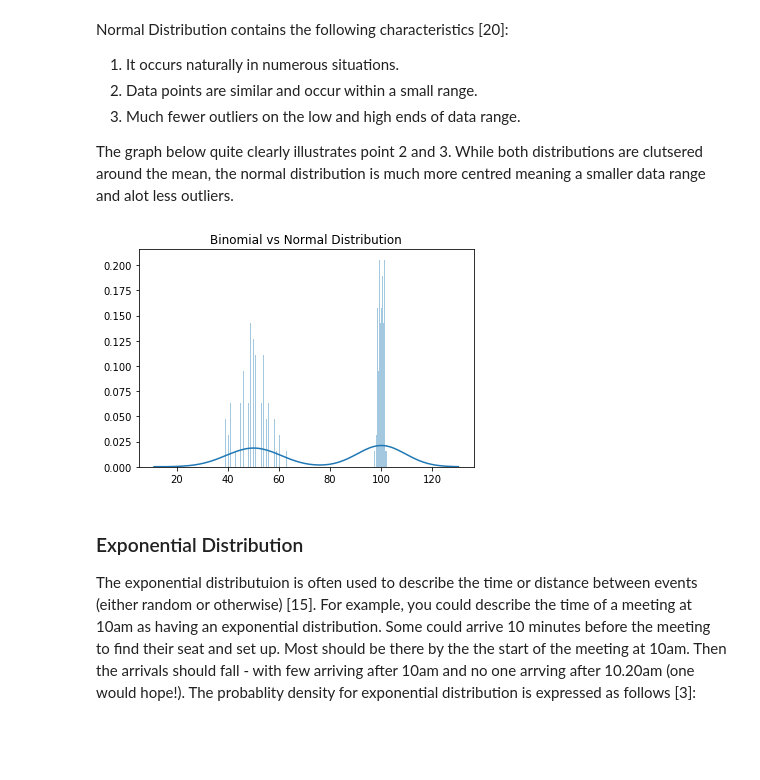
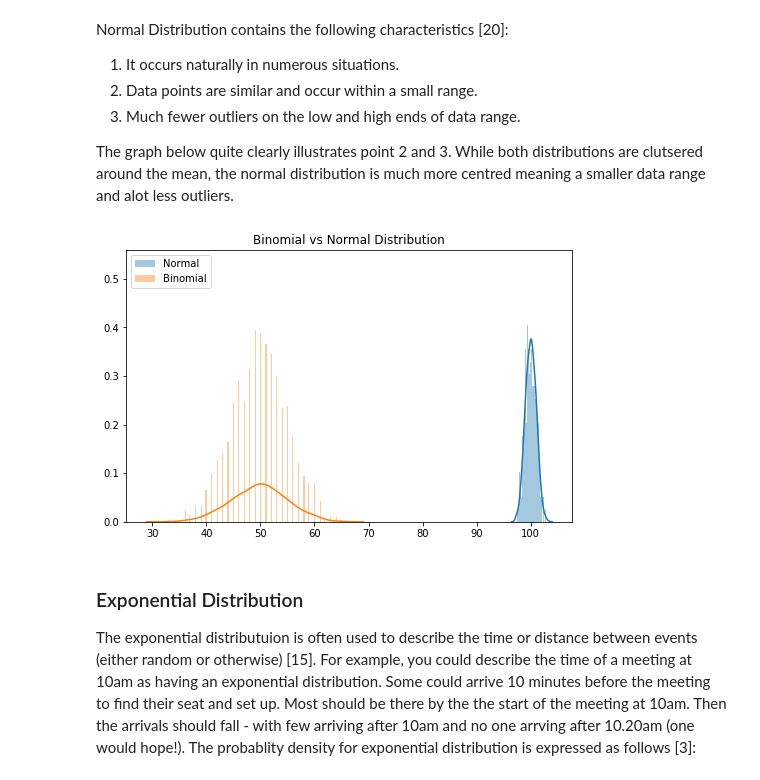
Before and after one commit to zoecahill1/DAprog-assignment, a Jupyter notebook: numpy-random.ipynb, the cells around one changed output. Saved outputs shown, nothing was run; the diff lists cells and outputs as text; code cells hidden in the pictures; blank space fills up the shorter version.

```diff
--- a/numpy-random.ipynb
+++ b/numpy-random.ipynb
@@ -207,14 +210,17 @@ Normal Distribution contains the following characteristics [20]:
 
 The graph below quite clearly illustrates point 2 and 3. While both distributions are clutsered around the mean, the normal distribution is much more centred meaning a smaller data range and alot less outliers.
 # %%
-norm = np.random.normal(100, 1, 100)
-# Shifted to the left of graph for comparsion with .5 sd
-bi = np.random.binomial(100, .5, 100)
-concat = pd.Series(np.concatenate([norm, bi]))
+norm = np.random.normal(100, 1, 1000)
+# Shifted to the left of graph for comparsion with .5 s
+bi = np.random.binomial(100, .5, 1000)
+plt.figure(figsize=(8,5))
 plt.title("Binomial vs Normal Distribution")
-plt.show(sns.distplot(concat, bins = 200))
+sns.distplot(norm, label="Normal", bins=150)
+sns.distplot(bi, label="Binomial", bins=150)
+plt.legend()
+plt.show()
 # %% [output]
-[figure, old version]
+[figure, new version]
 # %% [markdown]
 ### Exponential Distribution <a class="ancor" id="exponential"/>
 
```
Also changed, not shown: parts of 3 cells of this notebook.
